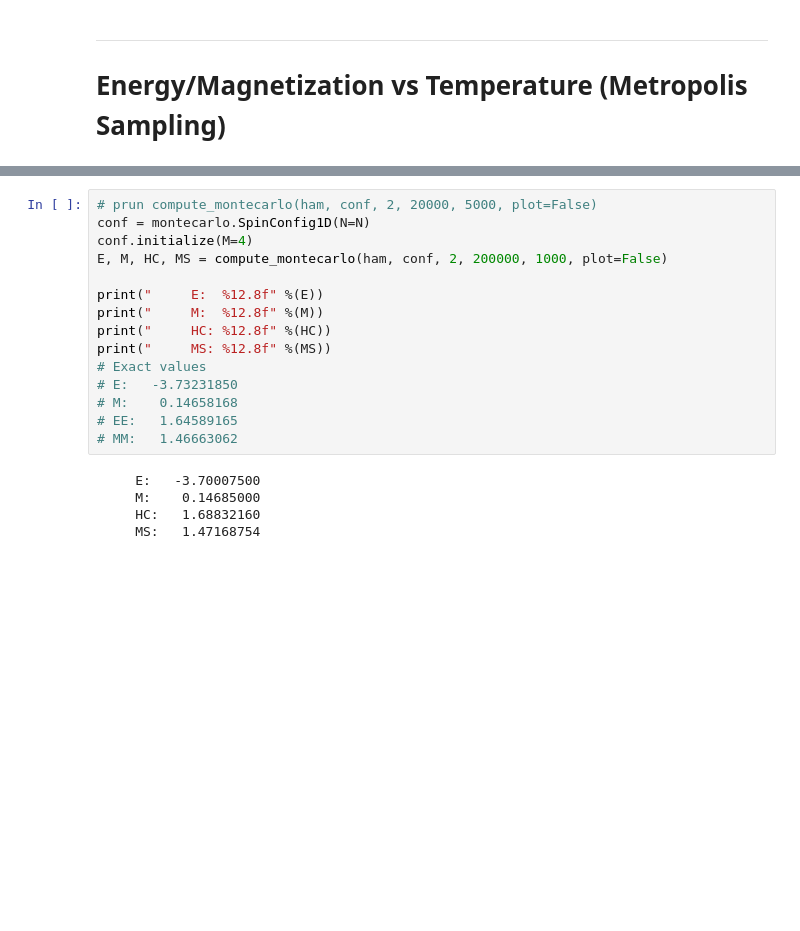
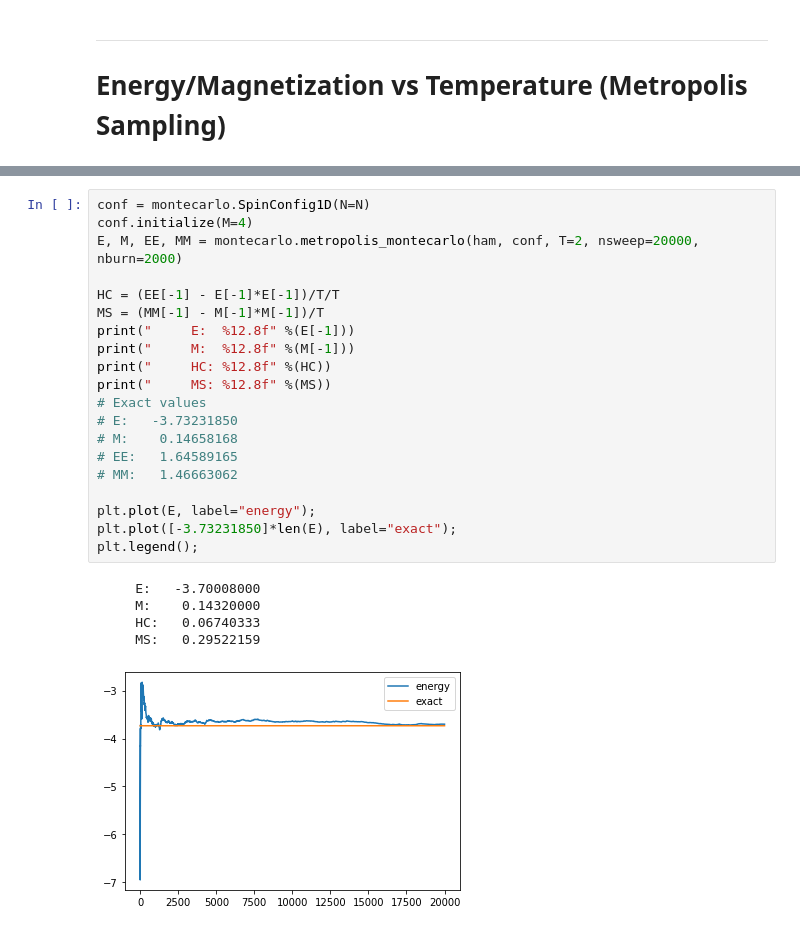
Before and after one commit to Reesem89/MonteCarlo, a Jupyter notebook: examples/ising.ipynb, the cells around one changed output, grey strips where cells are left out. Drawn from its saved outputs; the diff is of its cells as text; blank space fills up the shorter version.

```diff
--- a/examples/ising.ipynb
+++ b/examples/ising.ipynb
@@ -303,21 +192,27 @@ def compute_montecarlo(ham, conf, T, n_samples, nburn, plot=True):
 # %%
-# prun compute_montecarlo(ham, conf, 2, 20000, 5000, plot=False)
 conf = montecarlo.SpinConfig1D(N=N)
 conf.initialize(M=4)
-E, M, HC, MS = compute_montecarlo(ham, conf, 2, 200000, 1000, plot=False)
+E, M, EE, MM = montecarlo.metropolis_montecarlo(ham, conf, T=2, nsweep=20000, nburn=2000)
 
-print("     E:  %12.8f" %(E))
-print("     M:  %12.8f" %(M))
+HC = (EE[-1] - E[-1]*E[-1])/T/T
+MS = (MM[-1] - M[-1]*M[-1])/T
+print("     E:  %12.8f" %(E[-1]))
+print("     M:  %12.8f" %(M[-1]))
 print("     HC: %12.8f" %(HC))
 print("     MS: %12.8f" %(MS))
 # Exact values
 # E:   -3.73231850
 # M:    0.14658168
 # EE:   1.64589165
 # MM:   1.46663062
+
+plt.plot(E, label="energy");
+plt.plot([-3.73231850]*len(E), label="exact");
+plt.legend();
 # %% [output]
-     E:   -3.70007500
-     M:    0.14685000
-     HC:   1.68832160
-     MS:   1.47168754
+     E:   -3.70008000
+     M:    0.14320000
+     HC:   0.06740333
+     MS:   0.29522159
+[figure, added]
 # %%
```
Also changed, not shown: parts of 17 cells of this notebook, 1 other file.
